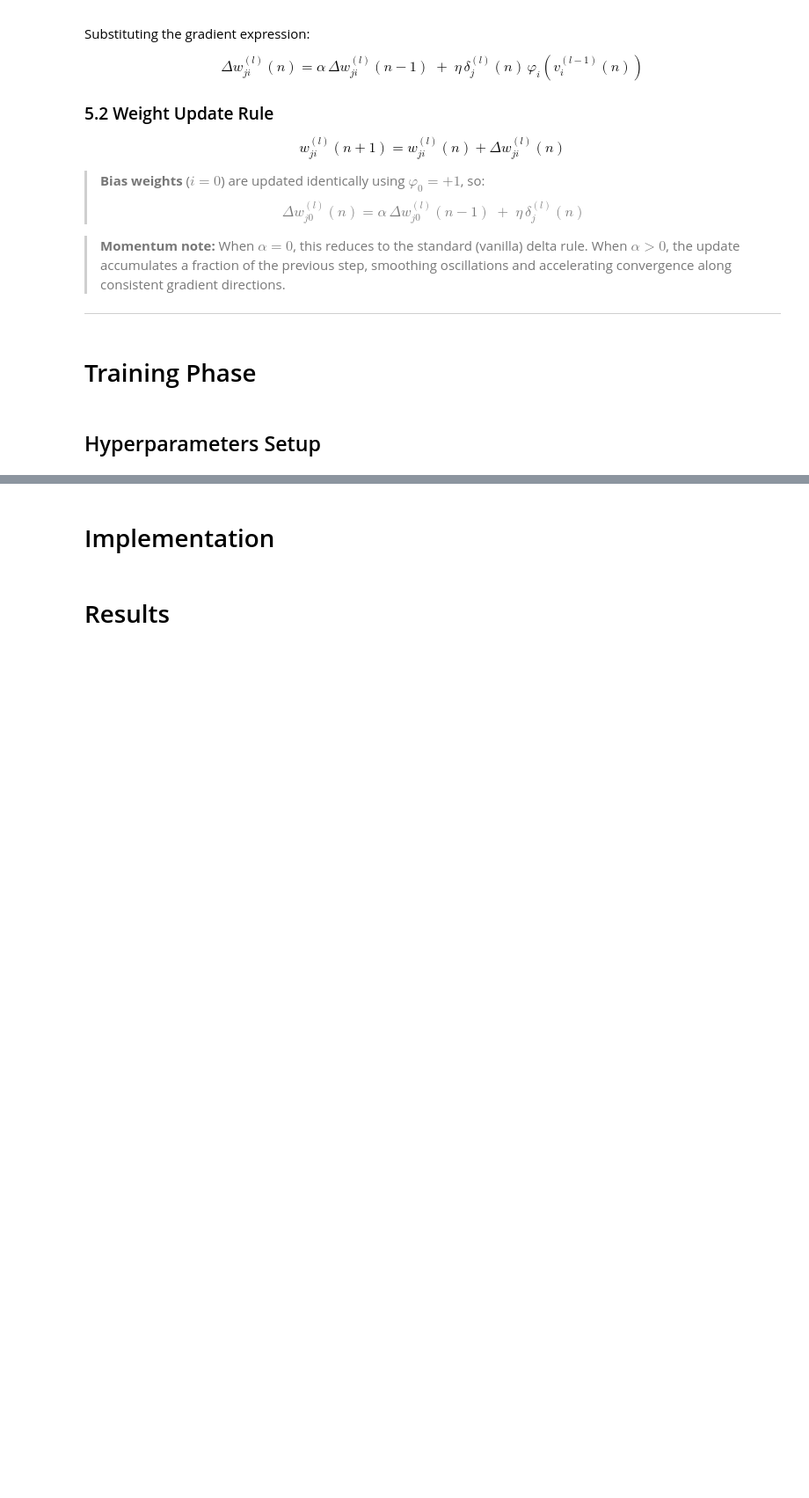
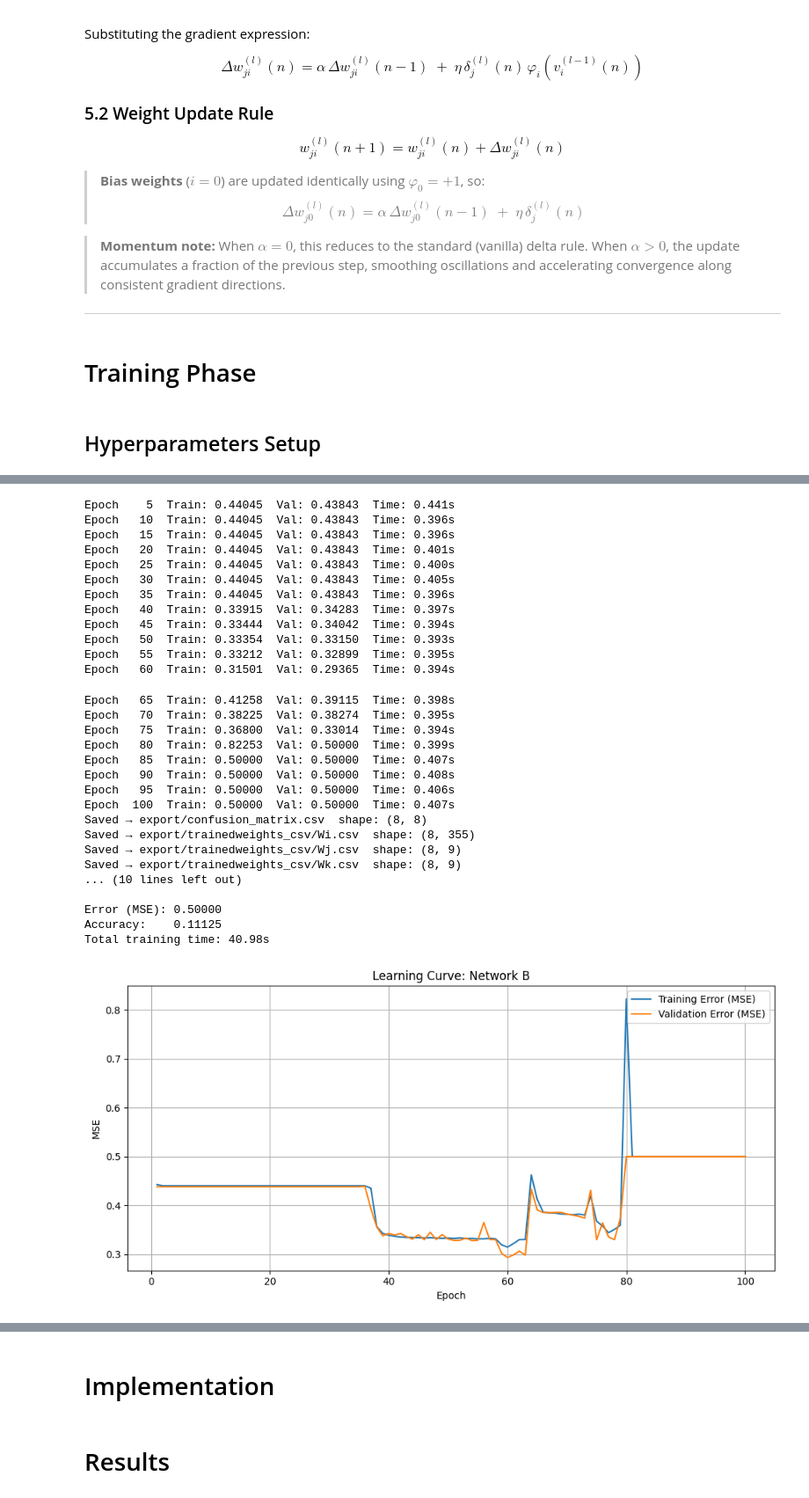
Before and after one commit to mbtiongson1/neural-network-training, a Jupyter notebook: main.ipynb, the cells around one changed output, grey strips where cells are left out. Shown at 88% size. Cells and saved outputs as stored; diff of their text form; code cells hidden in the pictures; blank space fills up the shorter version.

```diff
--- a/main.ipynb
+++ b/main.ipynb
@@ -728,2 +837,33 @@ train(epochA) #network A
 # %%
-train(epochB) #network B
+train(epochB, "Learning Curve: Network B") #network B
+# %% [output]
+Epoch    5  Train: 0.44045  Val: 0.43843  Time: 0.441s
+Epoch   10  Train: 0.44045  Val: 0.43843  Time: 0.396s
+Epoch   15  Train: 0.44045  Val: 0.43843  Time: 0.396s
+Epoch   20  Train: 0.44045  Val: 0.43843  Time: 0.401s
+Epoch   25  Train: 0.44045  Val: 0.43843  Time: 0.400s
+Epoch   30  Train: 0.44045  Val: 0.43843  Time: 0.405s
+Epoch   35  Train: 0.44045  Val: 0.43843  Time: 0.396s
+Epoch   40  Train: 0.33915  Val: 0.34283  Time: 0.397s
+Epoch   45  Train: 0.33444  Val: 0.34042  Time: 0.394s
+Epoch   50  Train: 0.33354  Val: 0.33150  Time: 0.393s
+Epoch   55  Train: 0.33212  Val: 0.32899  Time: 0.395s
+Epoch   60  Train: 0.31501  Val: 0.29365  Time: 0.394s
+Epoch   65  Train: 0.41258  Val: 0.39115  Time: 0.398s
+Epoch   70  Train: 0.38225  Val: 0.38274  Time: 0.395s
+Epoch   75  Train: 0.36800  Val: 0.33014  Time: 0.394s
+Epoch   80  Train: 0.82253  Val: 0.50000  Time: 0.399s
+Epoch   85  Train: 0.50000  Val: 0.50000  Time: 0.407s
+Epoch   90  Train: 0.50000  Val: 0.50000  Time: 0.408s
+Epoch   95  Train: 0.50000  Val: 0.50000  Time: 0.406s
+Epoch  100  Train: 0.50000  Val: 0.50000  Time: 0.407s
+Saved → export/confusion_matrix.csv  shape: (8, 8)
+Saved → export/trainedweights_csv/Wi.csv  shape: (8, 355)
+Saved → export/trainedweights_csv/Wj.csv  shape: (8, 9)
+Saved → export/trainedweights_csv/Wk.csv  shape: (8, 9)
+... (10 lines left out)
+
+Error (MSE): 0.50000
+Accuracy:    0.11125
+Total training time: 40.98s
+[figure, added]
```
Also changed, not shown: parts of 17 cells of this notebook, 6 other files.
